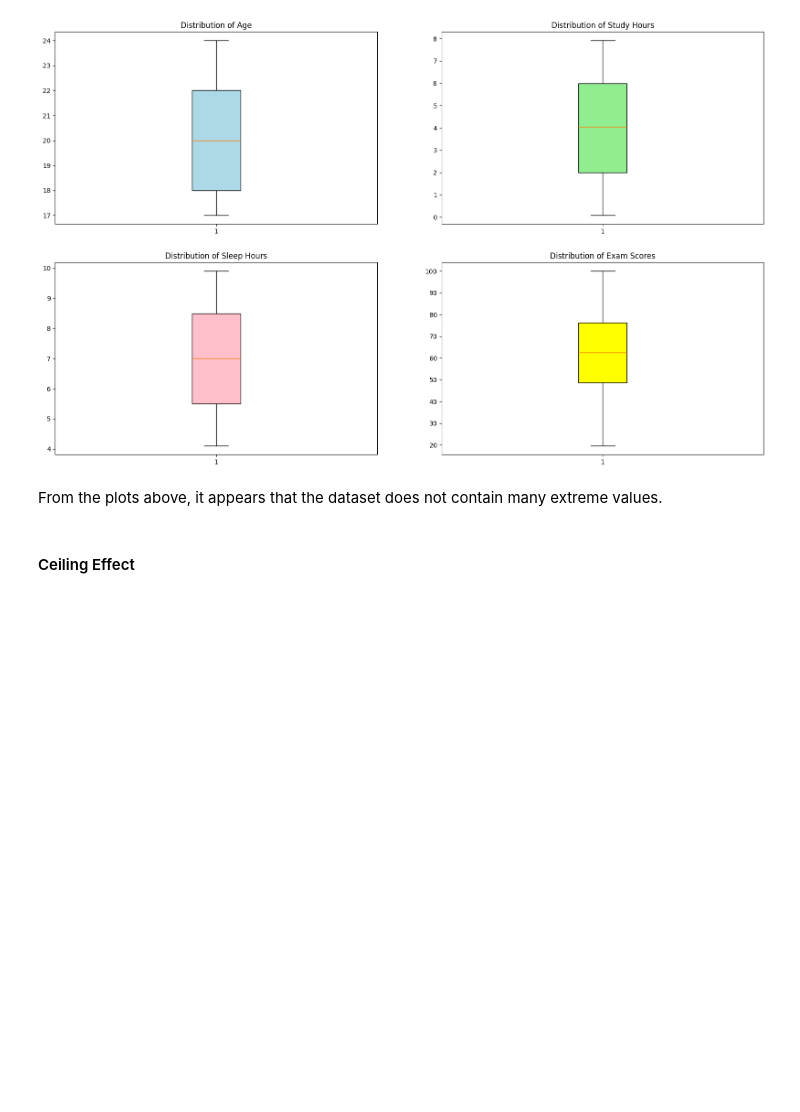
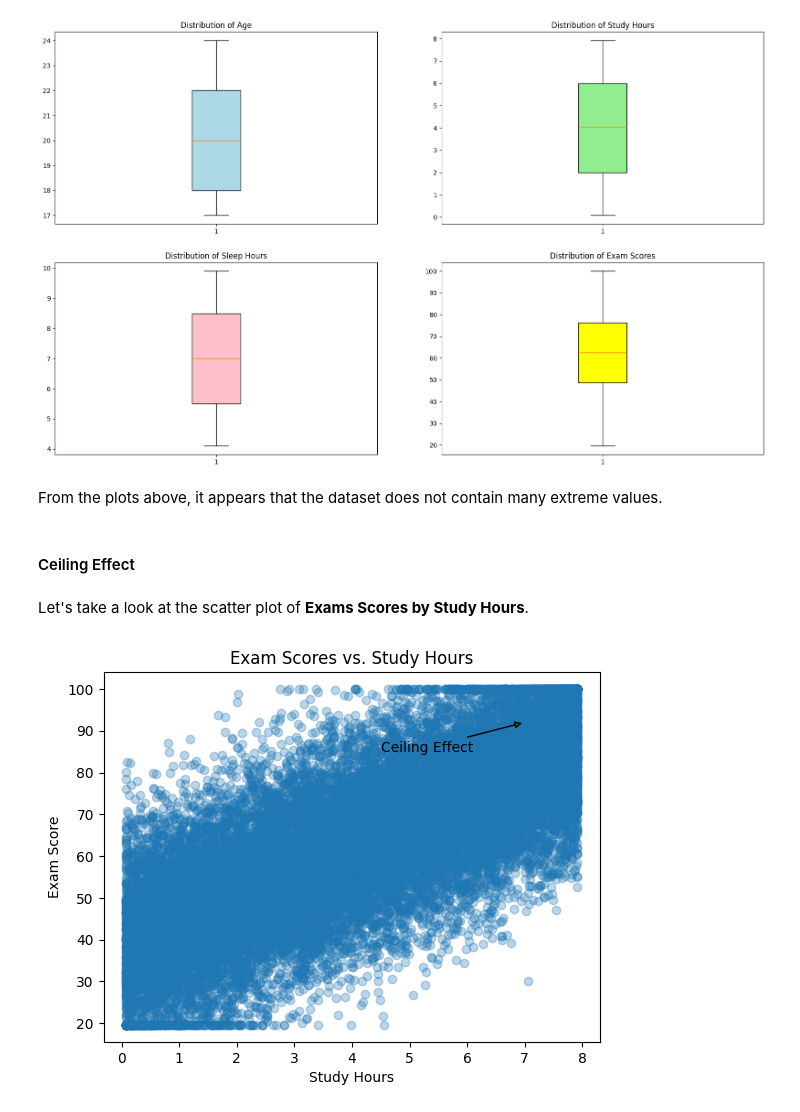
Before and after one commit to Bolajiiii/Data-Science-From-Scratch-Journey, a Jupyter notebook: chapter_5/03_questioning_the_data.ipynb, the cells around one changed output. Saved outputs shown, nothing was run; the diff lists cells and outputs as text; code cells hidden in the pictures; blank space fills up the shorter version.

Commit message:
Annotate diagram

```diff
--- a/chapter_5/03_questioning_the_data.ipynb
+++ b/chapter_5/03_questioning_the_data.ipynb
@@ -36,3 +36,18 @@ plt.show()
 From the plots above, it appears that the dataset does not contain many extreme values.
 # %% [markdown]
 #### Ceiling Effect
+# %% [markdown]
+Let's take a look at the scatter plot of **Exams Scores by Study Hours**.
+# %%
+plt.scatter(x=df['study_hours'], y=df['exam_score'], alpha=0.3)
+plt.annotate('Ceiling Effect', xy=(7, 92), xytext =(4.5, 85),
+             arrowprops = dict(facecolor ='green', arrowstyle='-|>'))
+
+# add labels
+plt.xlabel('Study Hours')
+plt.ylabel('Exam Score')
+plt.title('Exam Scores vs. Study Hours')
+
+plt.show()
+# %% [output]
+[figure, added]
```
